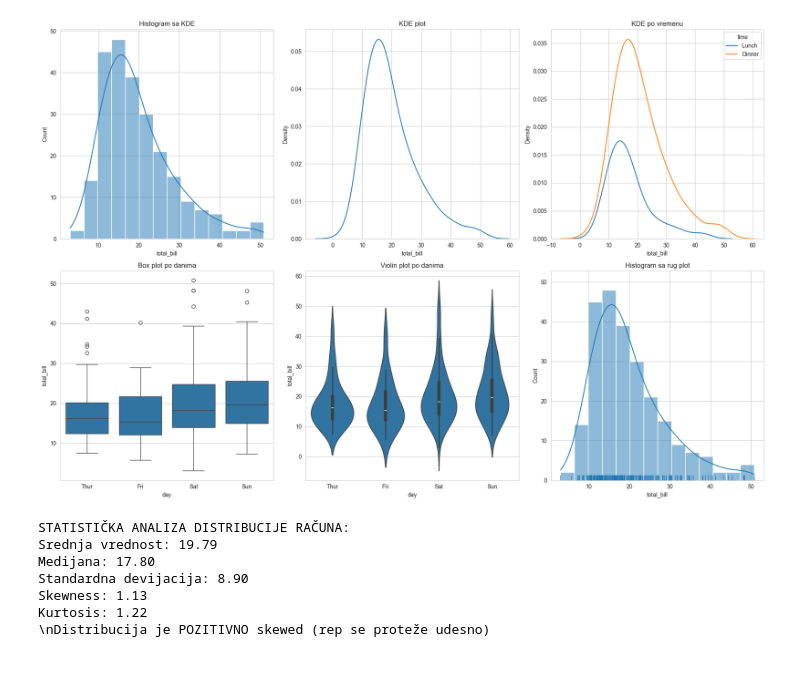
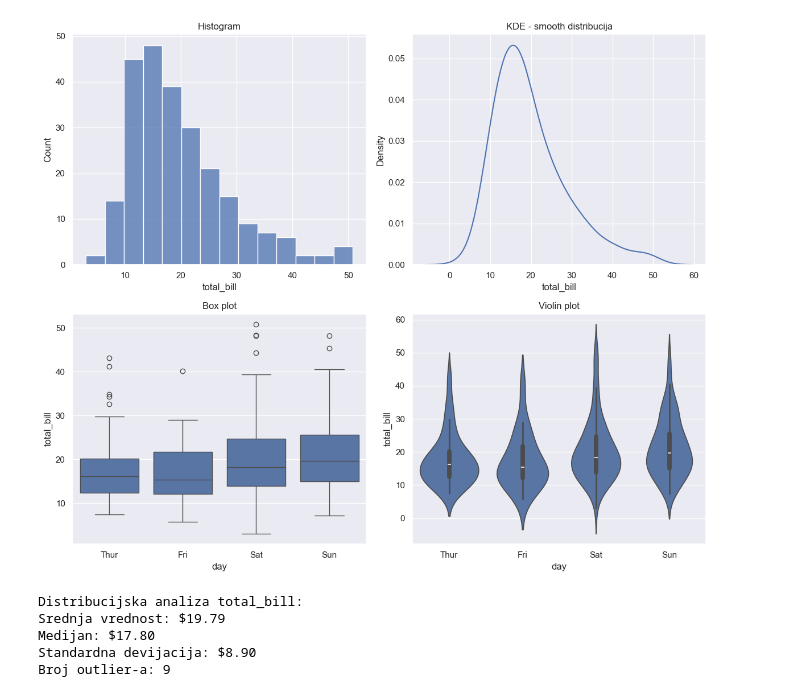
Before and after one commit to ilicandrija/seaborn, a Jupyter notebook: 02_plotting_funkcije.ipynb, the cells around one changed output. Drawn from its saved outputs; the diff is of its cells as text; code cells hidden in the pictures; blank space fills up the shorter version.

```diff
--- a/02_plotting_funkcije.ipynb
+++ b/02_plotting_funkcije.ipynb
@@ -167,59 +112,43 @@ Distribution plots se koriste za prikazivanje **distribucije jedne ili više var
 # %%
-# 3.3 Praktični primeri - Distribution Plots
+# Distribution plots primeri
+fig, axes = plt.subplots(2, 2, figsize=(12, 10))
 
-# Primer 1: Različiti tipovi distribucijskih grafika
-fig, axes = plt.subplots(2, 3, figsize=(18, 12))
+# 1. Histogram
+sns.histplot(data=tips, x='total_bill', ax=axes[0,0])
+axes[0,0].set_title('Histogram')
 
-# Histogram
-sns.histplot(data=tips, x='total_bill', kde=True, ax=axes[0,0])
-axes[0,0].set_title('Histogram sa KDE')
+# 2. KDE plot
+sns.kdeplot(data=tips, x='total_bill', ax=axes[0,1])
+axes[0,1].set_title('KDE - smooth distribucija')
 
-# Samo KDE
-sns.kdeplot(data=tips, x='total_bill', ax=axes[0,1])
-axes[0,1].set_title('KDE plot')
+# 3. Box plot
+sns.boxplot(data=tips, x='day', y='total_bill', ax=axes[1,0])
+axes[1,0].set_title('Box plot')
 
-# Multiple KDE za poređenje
-sns.kdeplot(data=tips, x='total_bill', hue='time', ax=axes[0,2])
-axes[0,2].set_title('KDE po vremenu')
-
-# Box plot
-sns.boxplot(data=tips, x='day', y='total_bill', ax=axes[1,0])
-axes[1,0].set_title('Box plot po danima')
-
-# Violin plot
+# 4. Violin plot
 sns.violinplot(data=tips, x='day', y='total_bill', ax=axes[1,1])
-axes[1,1].set_title('Violin plot po danima')
-
-# Distribucija sa rug plot
-sns.histplot(data=tips, x='total_bill', kde=True, ax=axes[1,2])
-sns.rugplot(data=tips, x='total_bill', ax=axes[1,2])
-axes[1,2].set_title('Histogram sa rug plot')
+axes[1,1].set_title('Violin plot')
 
 plt.tight_layout()
 plt.show()
 
-# Statistička analiza distribucije
-print("STATISTIČKA ANALIZA DISTRIBUCIJE RAČUNA:")
-print(f"Srednja vrednost: {tips['total_bill'].mean():.2f}")
-print(f"Medijana: {tips['total_bill'].median():.2f}")
-print(f"Standardna devijacija: {tips['total_bill'].std():.2f}")
-print(f"Skewness: {tips['total_bill'].skew():.2f}")
-print(f"Kurtosis: {tips['total_bill'].kurtosis():.2f}")
+# Statistike
+print("Distribucijska analiza total_bill:")
+print(f"Srednja vrednost: ${tips['total_bill'].mean():.2f}")
+print(f"Medijan: ${tips['total_bill'].median():.2f}")
+print(f"Standardna devijacija: ${tips['total_bill'].std():.2f}")
 
-# Interpretacija skewness
-skewness = tips['total_bill'].skew()
-if skewness > 0:
-    print(f"\\nDistribucija je POZITIVNO skewed (rep se proteže udesno)")
-elif skewness < 0:
-    print(f"\\nDistribucija je NEGATIVNO skewed (rep se proteže ulevo)")
-else:
-    print(f"\\nDistribucija je SIMETRIČNA")
+# Outlier-i
+Q1 = tips['total_bill'].quantile(0.25)
+Q3 = tips['total_bill'].quantile(0.75)
+IQR = Q3 - Q1
+outliers = tips[(tips['total_bill'] < Q1 - 1.5*IQR) |
+                (tips['total_bill'] > Q3 + 1.5*IQR)]
+print(f"Broj outlier-a: {len(outliers)}")
 # %% [output]
-[figure, old version]
+[figure, new version]
-STATISTIČKA ANALIZA DISTRIBUCIJE RAČUNA:
-Srednja vrednost: 19.79
-Medijana: 17.80
-Standardna devijacija: 8.90
-Skewness: 1.13
-Kurtosis: 1.22
-\nDistribucija je POZITIVNO skewed (rep se proteže udesno)
+Distribucijska analiza total_bill:
+Srednja vrednost: $19.79
+Medijan: $17.80
+Standardna devijacija: $8.90
+Broj outlier-a: 9
```
Also changed, not shown: parts of 23 cells of this notebook, 3 other files.
